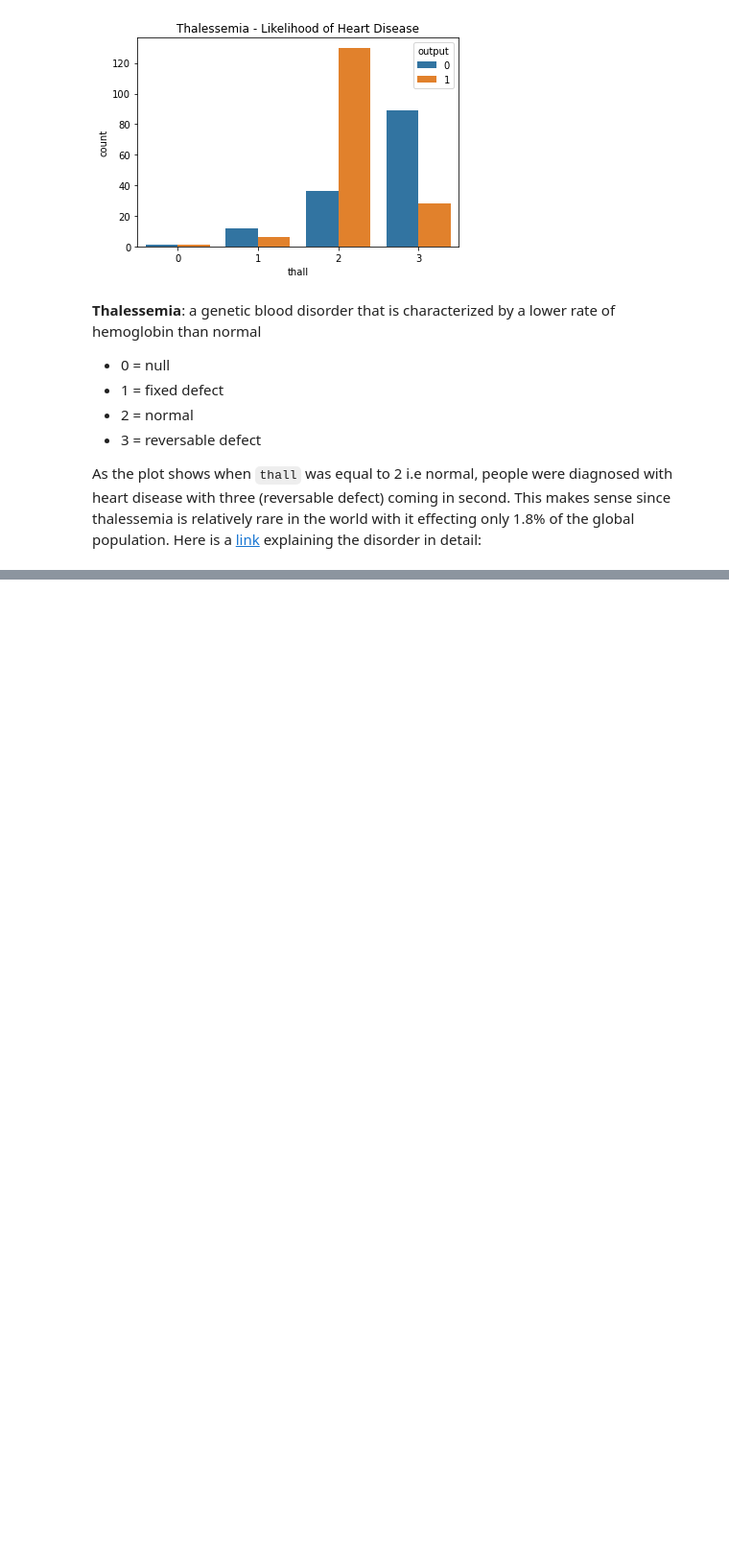
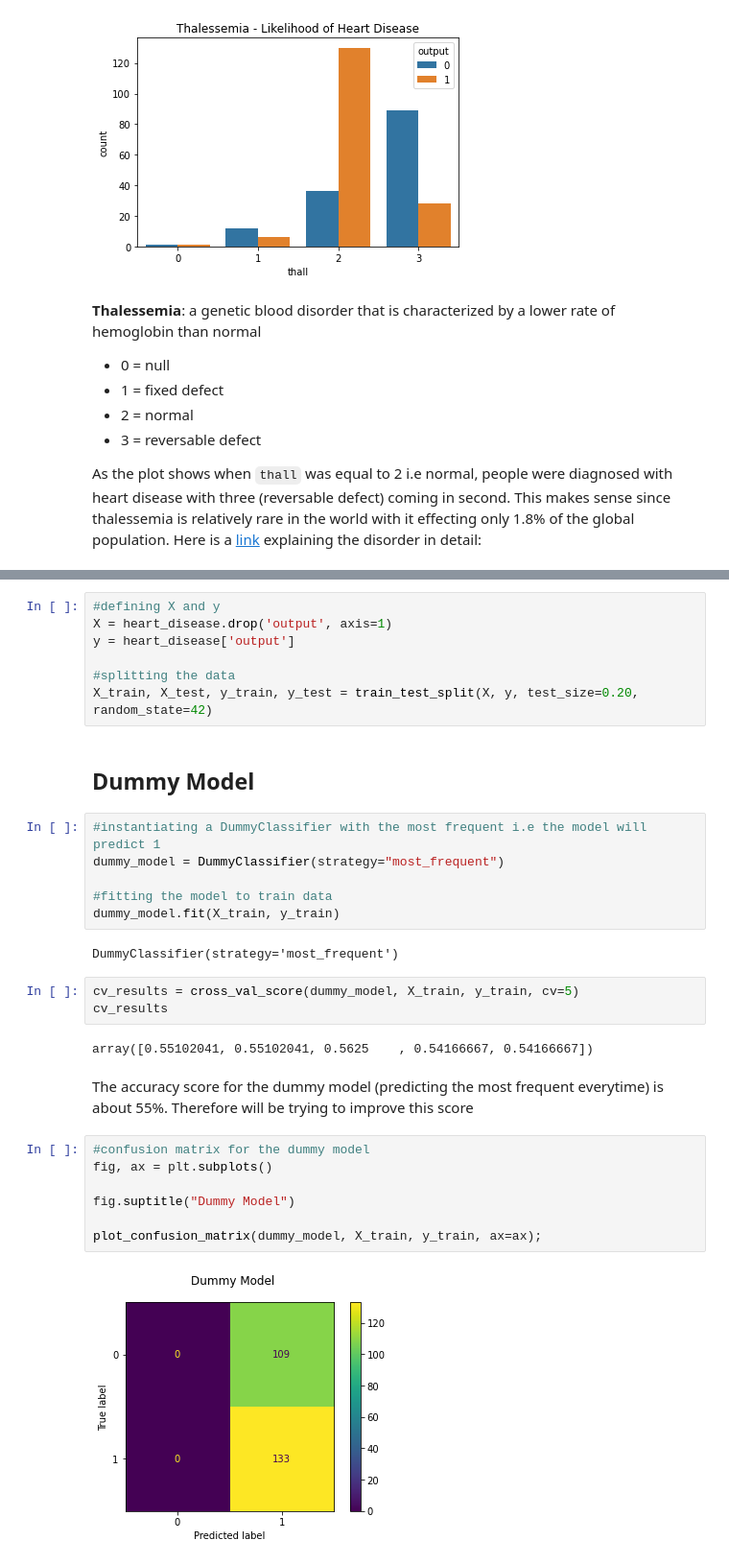
Before and after one commit to tvrjuana/heart-disease, a Jupyter notebook: heart_disease_modeling.ipynb, the cells around one changed output, grey strips where cells are left out. Shown at 96% size. Saved outputs shown, nothing was run; the diff lists cells and outputs as text; blank space fills up the shorter version.

Commit message:
train/test split and dummy model

```diff
--- a/heart_disease_modeling.ipynb
+++ b/heart_disease_modeling.ipynb
@@ -332,0 +343,33 @@ As the plot shows when `thall` was equal to 2 i.e normal, people were diagnosed
+# %%
+#defining X and y
+X = heart_disease.drop('output', axis=1)
+y = heart_disease['output']
+
+#splitting the data
+X_train, X_test, y_train, y_test = train_test_split(X, y, test_size=0.20, random_state=42)
+# %% [markdown]
+## Dummy Model
+# %%
+#instantiating a DummyClassifier with the most frequent i.e the model will predict 1
+dummy_model = DummyClassifier(strategy="most_frequent")
+
+#fitting the model to train data
+dummy_model.fit(X_train, y_train)
+# %% [output]
+DummyClassifier(strategy='most_frequent')
+# %%
+cv_results = cross_val_score(dummy_model, X_train, y_train, cv=5)
+cv_results
+# %% [output]
+array([0.55102041, 0.55102041, 0.5625    , 0.54166667, 0.54166667])
+# %% [markdown]
+The accuracy score for the dummy model (predicting the most frequent everytime) is about 55%. Therefore will be trying to improve this score
+# %%
+#confusion matrix for the dummy model
+fig, ax = plt.subplots()
+
+fig.suptitle("Dummy Model")
+
+plot_confusion_matrix(dummy_model, X_train, y_train, ax=ax);
+# %% [output]
+[figure, added]
```
Also changed, not shown: parts of 9 cells of this notebook.
